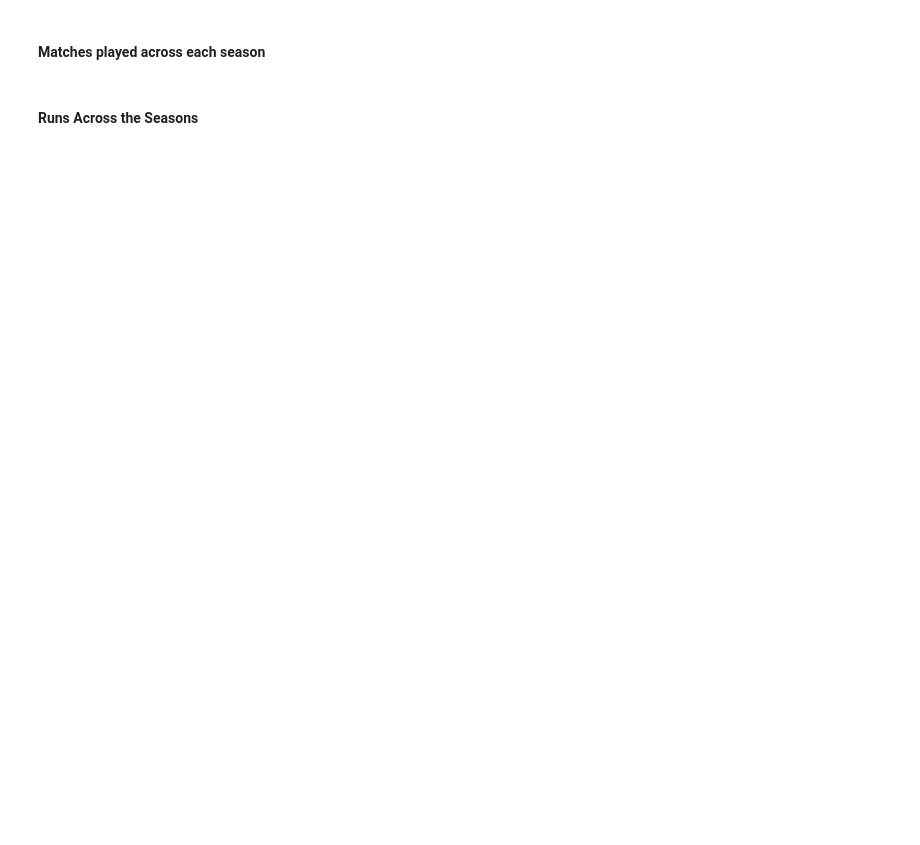
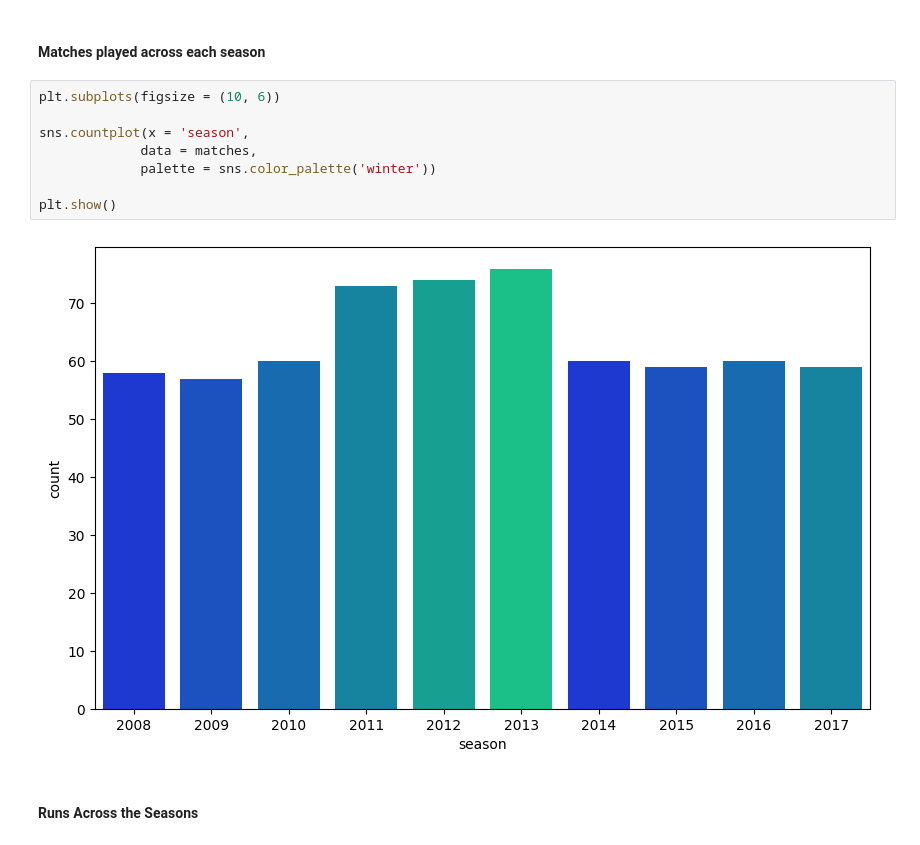
Before and after one commit to DataSphereX/Python_FAI, a Jupyter notebook: IPL_Match_Student.ipynb, the cells around one changed output. Drawn from its saved outputs; the diff is of its cells as text; blank space fills up the shorter version.

```diff
--- a/IPL_Match_Student.ipynb
+++ b/IPL_Match_Student.ipynb
@@ -107,4 +291,14 @@ Total
 # %% [markdown]
 #### Matches played across each season
+# %%
+plt.subplots(figsize = (10, 6))
+
+sns.countplot(x = 'season',
+             data = matches,
+             palette = sns.color_palette('winter'))
+
+plt.show()
+# %% [output]
+[figure, added]
 # %% [markdown]
 #### Runs Across the Seasons
```
Also changed, not shown: parts of 43 cells of this notebook, 5 other files.
